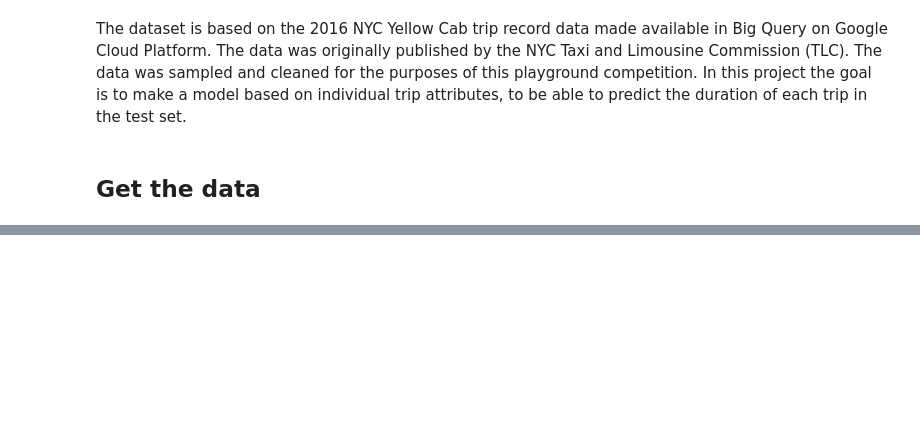
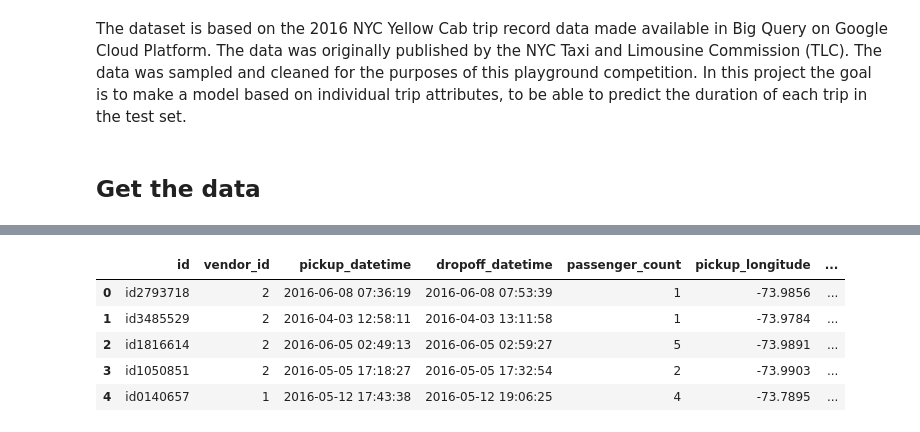
Before and after one commit to 181221/dat158ml-oblig2, a Jupyter notebook: taxi-trip.ipynb, the cells around one changed output, grey strips where cells are left out. Saved outputs shown, nothing was run; the diff lists cells and outputs as text; code cells hidden in the pictures; blank space fills up the shorter version.

```diff
--- a/taxi-trip.ipynb
+++ b/taxi-trip.ipynb
@@ -71,0 +105,13 @@ train_set.head()
+# %%
+data_labels = list(taxi_samples)
+data_y = {'Duraton': taxi_samples.iloc[:,10]}
+X = pd.DataFrame(data=taxi_samples.iloc[:, :-1].values, columns=data_labels[:10])
+y = pd.DataFrame(data_y)
+X.head()
+# %% [output]
+|  | id | vendor_id | pickup_datetime | dropoff_datetime | passenger_count | pickup_longitude | ... |
+| 0 | id2793718 | 2 | 2016-06-08 07:36:19 | 2016-06-08 07:53:39 | 1 | -73.9856 | ... |
+| 1 | id3485529 | 2 | 2016-04-03 12:58:11 | 2016-04-03 13:11:58 | 1 | -73.9784 | ... |
+| 2 | id1816614 | 2 | 2016-06-05 02:49:13 | 2016-06-05 02:59:27 | 5 | -73.9891 | ... |
+| 3 | id1050851 | 2 | 2016-05-05 17:18:27 | 2016-05-05 17:32:54 | 2 | -73.9903 | ... |
+| 4 | id0140657 | 1 | 2016-05-12 17:43:38 | 2016-05-12 19:06:25 | 4 | -73.7895 | ... |
```
Also changed, not shown: parts of 19 cells of this notebook, 2 other files.
